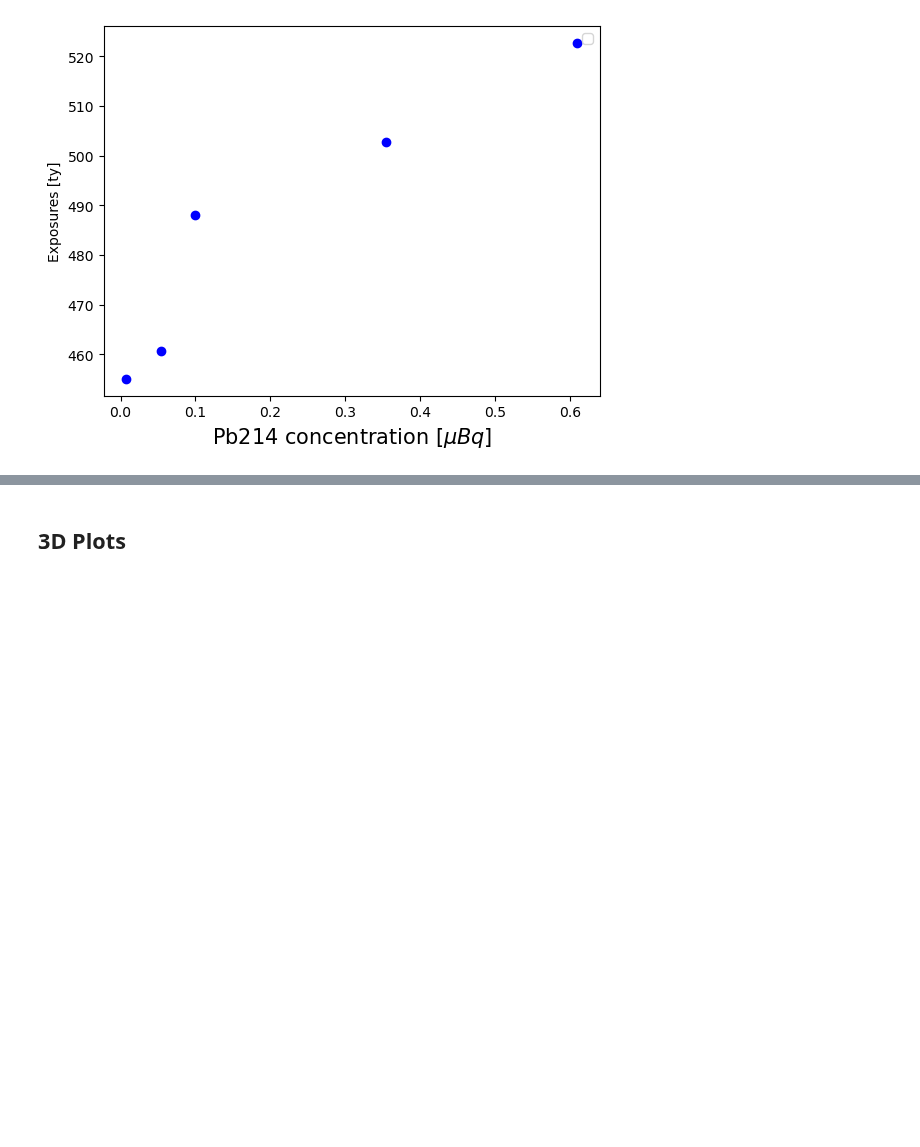
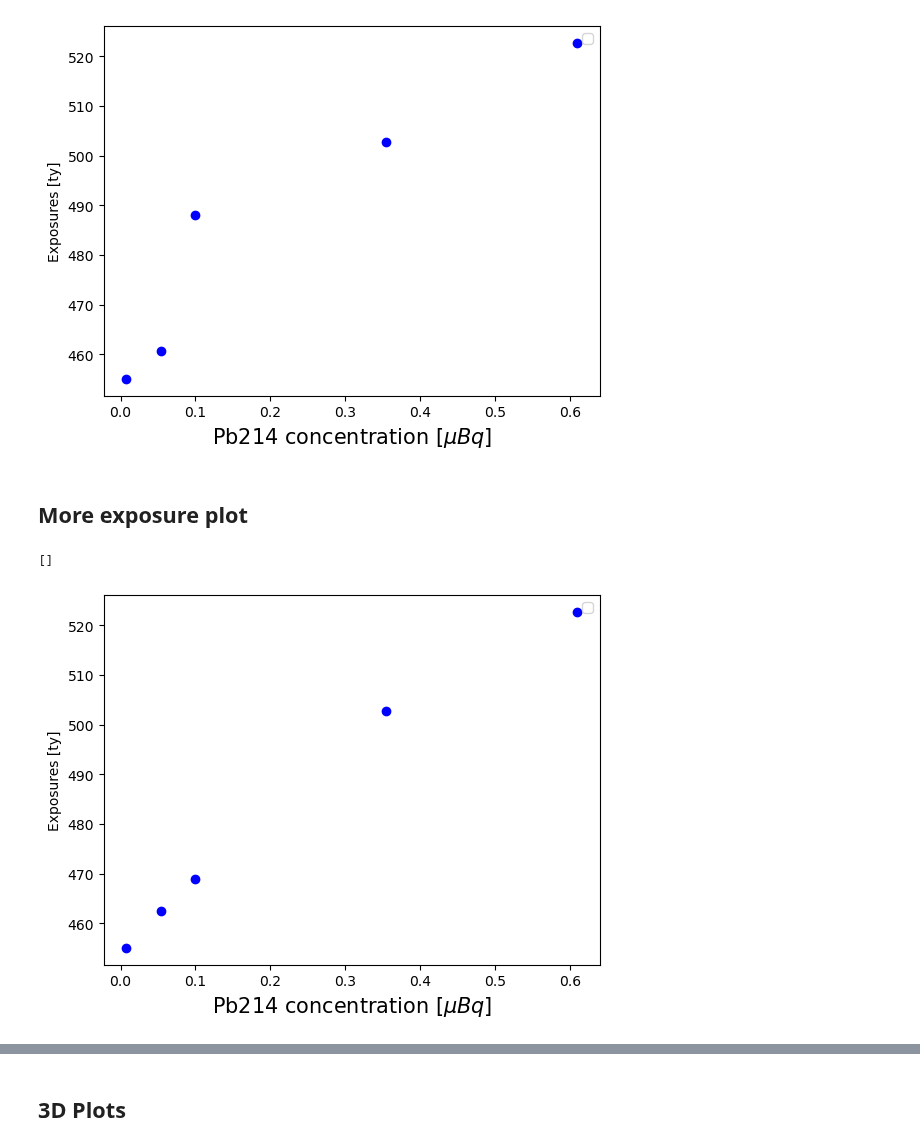
Before and after one commit to robertsjames/FlameFitSimple, a Jupyter notebook: analyses/Plot_producer.ipynb, the cells around one changed output, grey strips where cells are left out. Cells and saved outputs as stored; diff of their text form; code cells hidden in the pictures; blank space fills up the shorter version.

```diff
--- a/analyses/Plot_producer.ipynb
+++ b/analyses/Plot_producer.ipynb
@@ -200,3 +202,19 @@ plt.plot()
 # %% [output]
 []
 [figure]
+# %% [markdown]
+## More exposure plot
+# %%
+exposures = [455.02, 462.44, 468.87, 502.66, 522.72]
+bkg_conc = [0.0079, 0.05395, 0.1, 0.355, 0.61]
+
+
+plt.scatter(bkg_conc, exposures, color='blue')
+plt.legend()
+
+plt.xlabel(r'Pb214 concentration [$\mu Bq$]', fontsize=15)
+plt.ylabel('Exposures [ty]')
+plt.plot()
+# %% [output]
+[]
+[figure, added]
```
Also changed, not shown: parts of 9 cells of this notebook, 20 other files.
